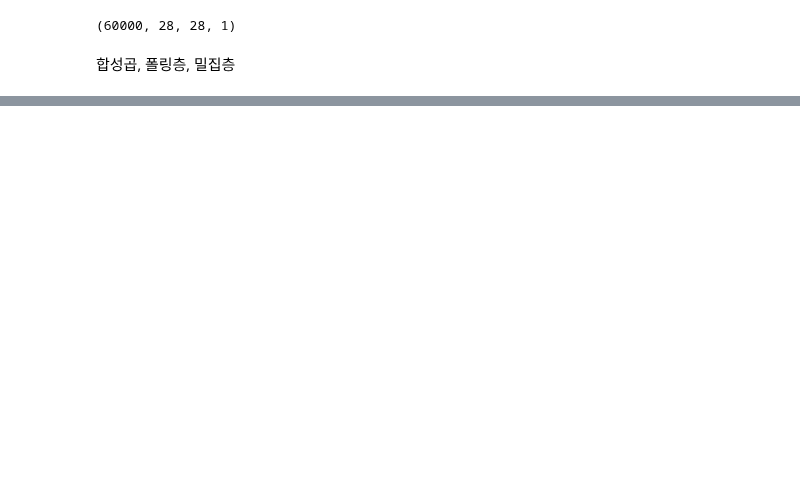
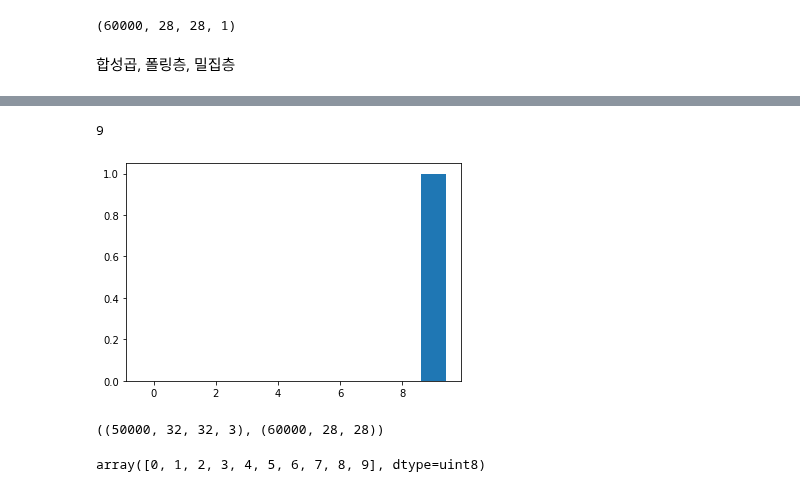
Before and after one commit to leekyuyoung20221226/python, a Jupyter notebook: 머신러닝_20230314.ipynb, the cells around one changed output, grey strips where cells are left out. Drawn from its saved outputs; the diff is of its cells as text; code cells hidden in the pictures; blank space fills up the shorter version.

```diff
--- a/머신러닝_20230314.ipynb
+++ b/머신러닝_20230314.ipynb
@@ -80,0 +125,4 @@ hist = model.fit(x_train,y_train,epochs=20,
+# %%
+# x_train.shape
+preds = model.predict(test_input_sacled[0].reshape(1,28,28,1))[0]
+preds
@@ -80,0 +134,9 @@ hist = model.fit(x_train,y_train,epochs=20,
+# %%
+np.argmax(preds)
+# %% [output]
+9
+# %%
+plt.bar(range(len(preds)),preds)
+plt.show()
+# %% [output]
+[figure, added]
@@ -80,0 +145,8 @@ hist = model.fit(x_train,y_train,epochs=20,
+# %%
+trainx.shape , train_input.shape
+# %% [output]
+((50000, 32, 32, 3), (60000, 28, 28))
+# %%
+np.unique(trainy)
+# %% [output]
+array([0, 1, 2, 3, 4, 5, 6, 7, 8, 9], dtype=uint8)
```
Also changed, not shown: parts of 17 cells of this notebook.
